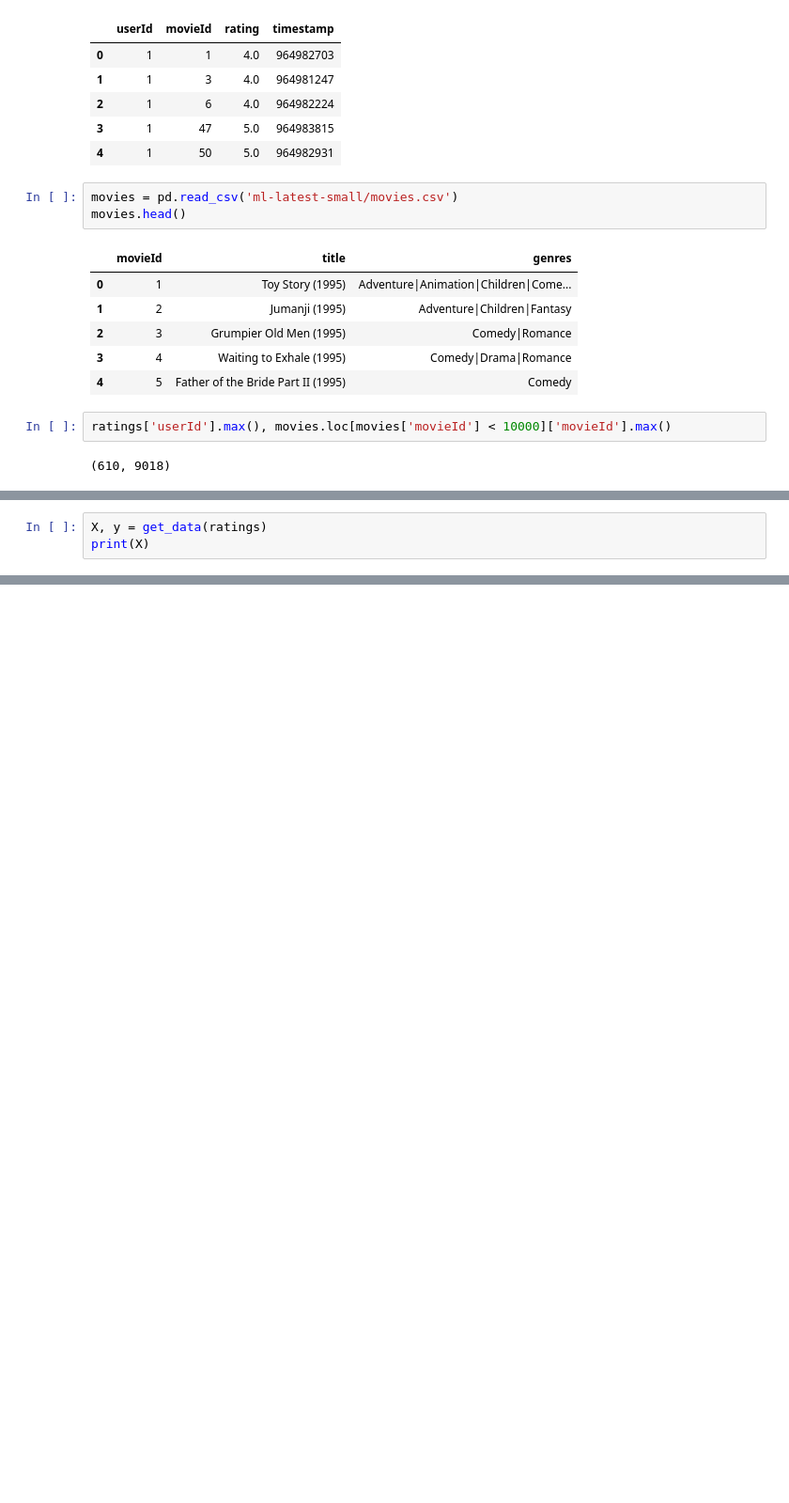
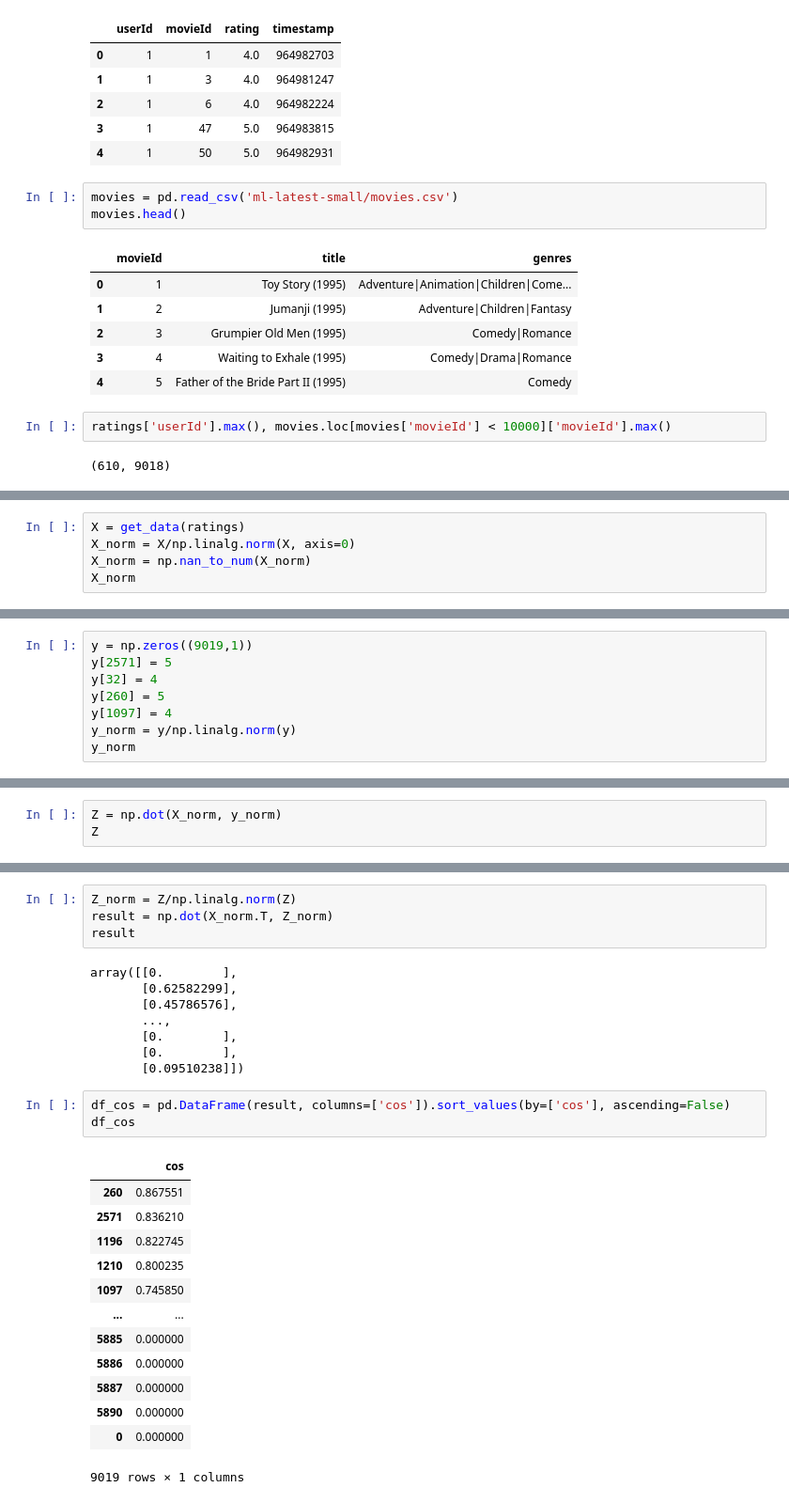
Before and after one commit to pucikplay/UMSI, a Jupyter notebook: L1/l1.ipynb, the cells around one changed output, grey strips where cells are left out. Shown: that part at 94% size. Cells and saved outputs as stored; diff of their text form; blank space fills up the shorter version.

```diff
--- a/L1/l1.ipynb
+++ b/L1/l1.ipynb
@@ -361,4 +360,6 @@ def get_data(ratings):
 # %%
-X, y = get_data(ratings)
-print(X)
+X = get_data(ratings)
+X_norm = X/np.linalg.norm(X, axis=0)
+X_norm = np.nan_to_num(X_norm)
+X_norm
 # %% [output]
@@ -371,0 +379,8 @@ print(X)
+# %%
+y = np.zeros((9019,1))
+y[2571] = 5
+y[32] = 4
+y[260] = 5
+y[1097] = 4
+y_norm = y/np.linalg.norm(y)
+y_norm
@@ -371,0 +395,3 @@ print(X)
+# %%
+Z = np.dot(X_norm, y_norm)
+Z
@@ -371,0 +416,29 @@ print(X)
+# %%
+Z_norm = Z/np.linalg.norm(Z)
+result = np.dot(X_norm.T, Z_norm)
+result
+# %% [output]
+array([[0.        ],
+       [0.62582299],
+       [0.45786576],
+       ...,
+       [0.        ],
+       [0.        ],
+       [0.09510238]])
+# %%
+df_cos = pd.DataFrame(result, columns=['cos']).sort_values(by=['cos'], ascending=False)
+df_cos
+# %% [output]
+|  | cos |
+| 260 | 0.867551 |
+| 2571 | 0.836210 |
+| 1196 | 0.822745 |
+| 1210 | 0.800235 |
+| 1097 | 0.745850 |
+| ... | ... |
+| 5885 | 0.000000 |
+| 5886 | 0.000000 |
+| 5887 | 0.000000 |
+| 5890 | 0.000000 |
+| 0 | 0.000000 |
+9019 rows × 1 columns
```
Also changed, not shown: parts of 6 cells of this notebook.
